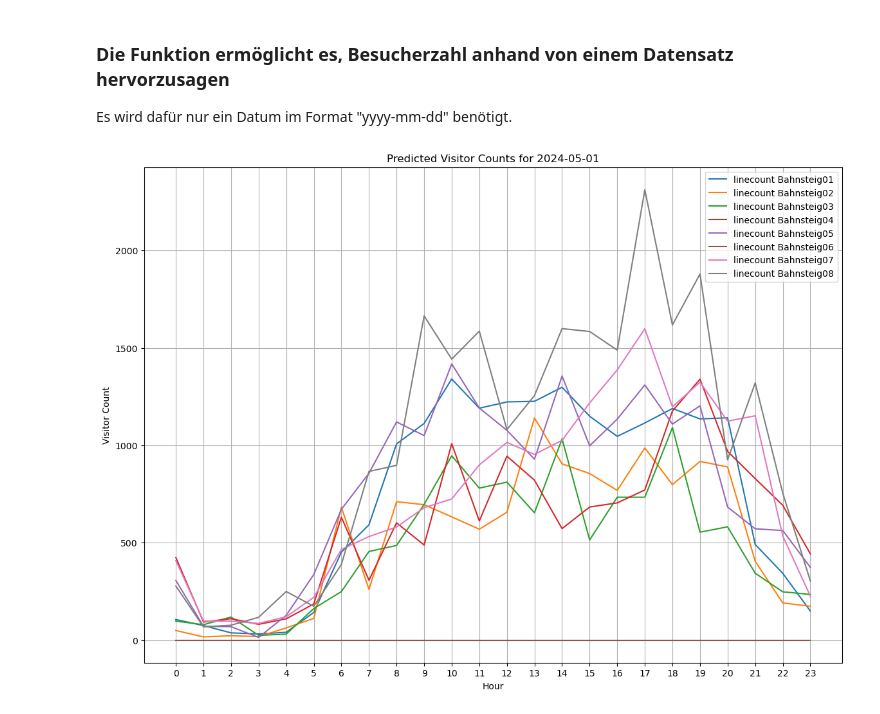
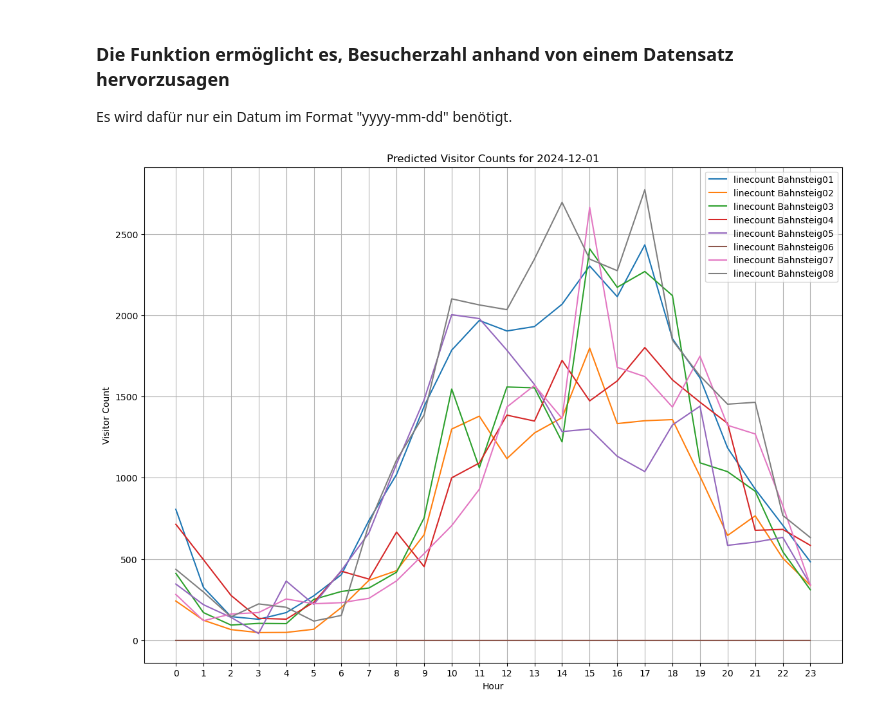
Before and after one commit to connytherocket/DBTrackAnalysis, a Jupyter notebook: db_track_analysis_jupyter.ipynb, the cells around one changed output. Cells and saved outputs as stored; diff of their text form; code cells hidden in the pictures.

```diff
--- a/db_track_analysis_jupyter.ipynb
+++ b/db_track_analysis_jupyter.ipynb
@@ -140,32 +140,32 @@ def predict_visitors(date_str):
     pred_date = pd.to_datetime(date_str)
     pred_data = pd.DataFrame({
         'hour': range(24),
         'day': [pred_date.day] * 24,
         'month': [pred_date.month] * 24,
         'weekday': [pred_date.weekday()] * 24,
         'is_holiday': [is_holiday(pred_date)] * 24,
         'is_school_holiday': [is_school_holiday(pred_date)] * 24
     })
 
     # Vorhersagen machen
     predictions = {}
     for target in targets:
         model = models[target]
         predictions[target] = model.predict(pred_data)
 
     # Vorhersagen visualisieren
     plt.figure(figsize=(14, 10))
     for target in targets:
         plt.plot(range(24), predictions[target], label=target)
     plt.xticks(range(24))  # Setzt x-Achsenbeschriftungen auf jede Stunde
     plt.legend()
     plt.title(f'Predicted Visitor Counts for {date_str}')
     plt.xlabel('Hour')
     plt.ylabel('Visitor Count')
     plt.grid(True)  # Fügt ein Raster hinzu, um die Ablesbarkeit zu verbessern
     plt.show()
 
 # Beispielaufruf der Funktion
-predict_visitors('2024-05-01')
+predict_visitors('2024-12-01')
 # %% [output]
-[figure, old version]
+[figure, new version]
```
